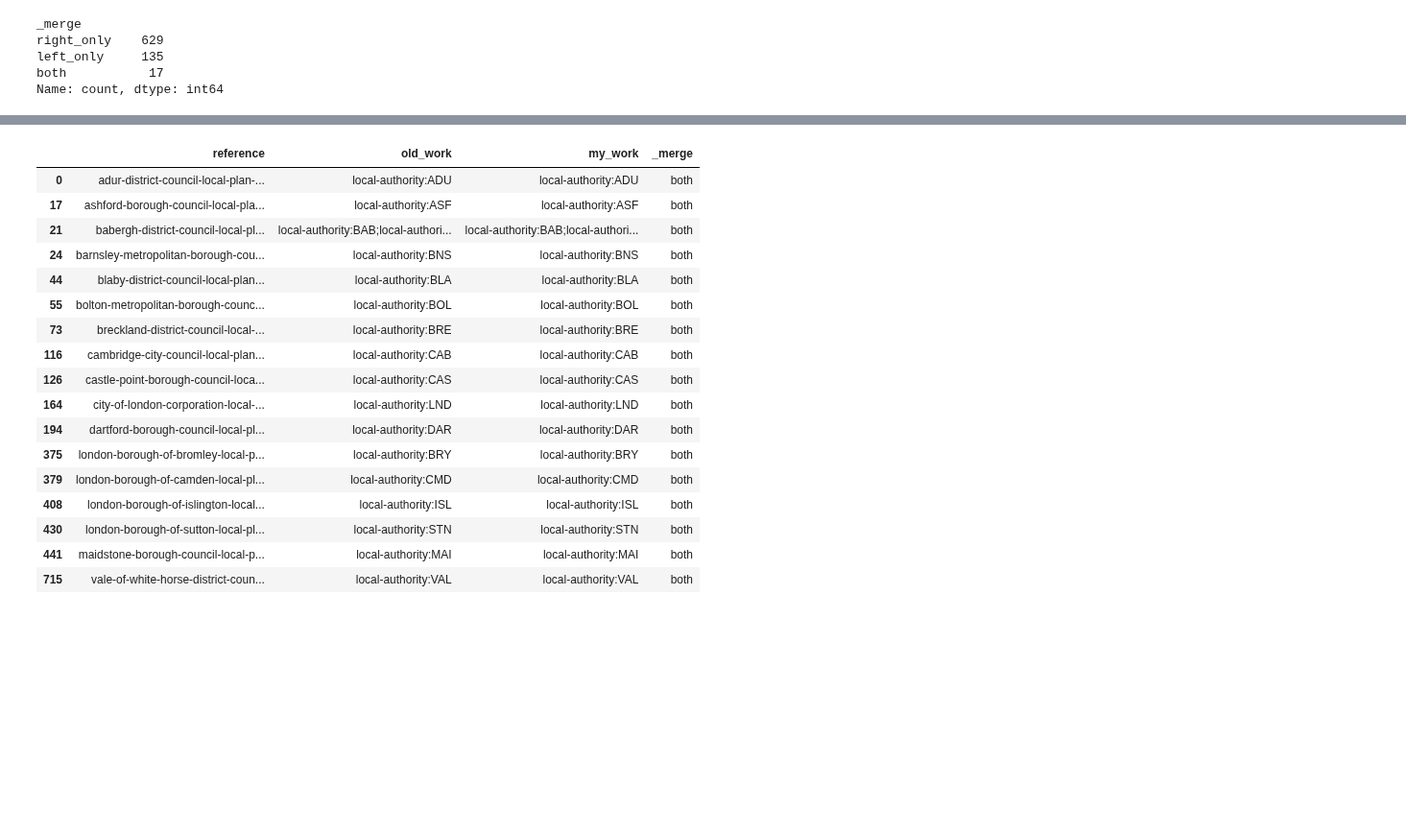
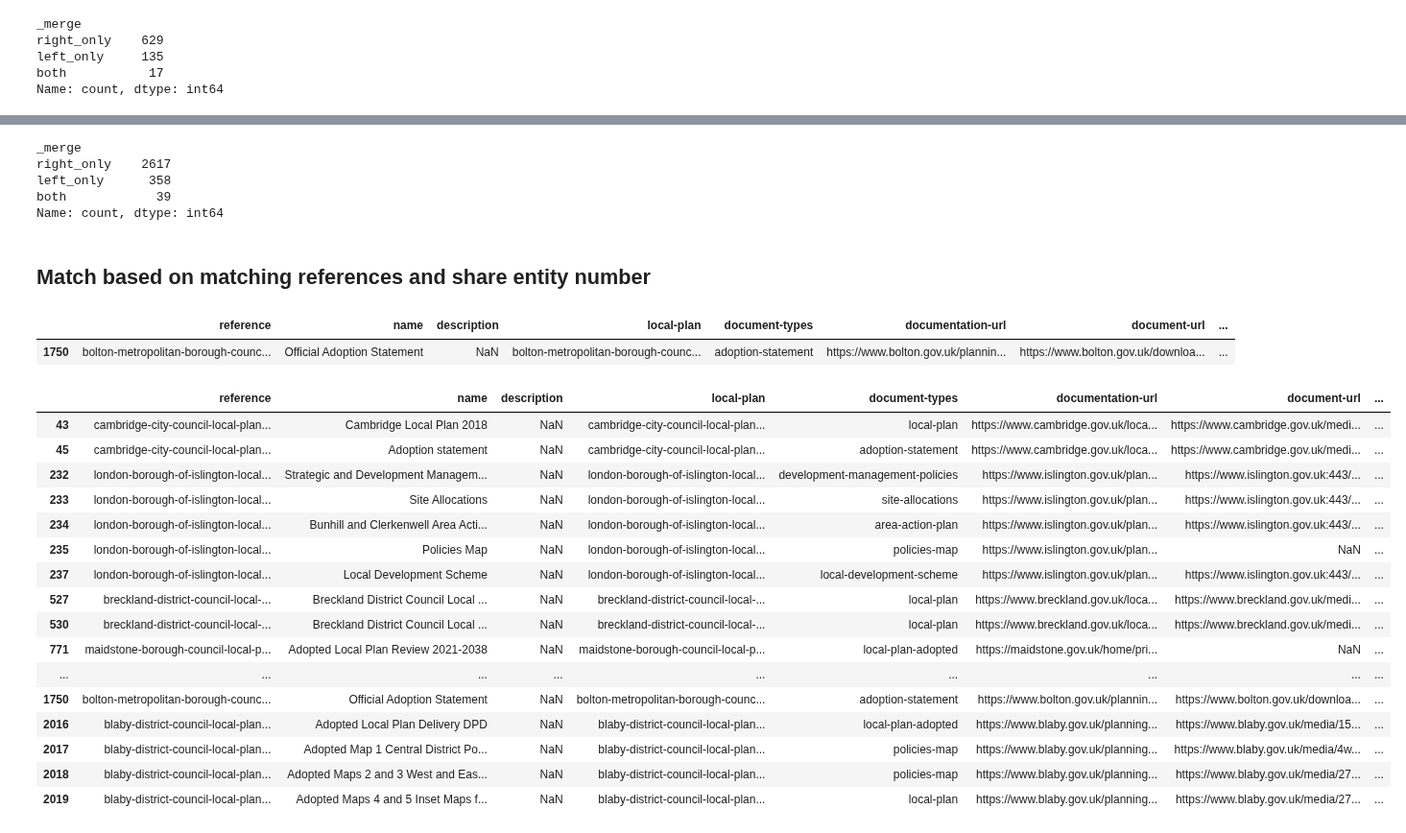
Before and after one commit to digital-land/local-plan-extractor, a Jupyter notebook: bin/testing_matching.ipynb, the cells around one changed output, grey strips where cells are left out. Shown at 96% size. Drawn from its saved outputs; the diff is of its cells as text; code cells hidden in the pictures; blank space fills up the shorter version.

Commit message:
Testing where entity numbers are matching

```diff
--- a/bin/testing_matching.ipynb
+++ b/bin/testing_matching.ipynb
@@ -3,7 +4,10 @@ import pandas as pd
 # %%
 my_df = pd.read_csv('/Users/sianteesdale/Documents/GitHub/local-plan-extractor/dataset/local-plan.csv')
+my_df_doc = pd.read_csv('/Users/sianteesdale/Documents/GitHub/local-plan-extractor/dataset/local-plan-document.csv')
+
 
 old_df = pd.read_csv('/Users/sianteesdale/Documents/GitHub/local-plan-extractor/dataset/existing-platform-datasets-dec25/local-plan.csv')
+old_df_doc = pd.read_csv('/Users/sianteesdale/Documents/GitHub/local-plan-extractor/dataset/existing-platform-datasets-dec25/local-plan-document.csv')
 # %% [markdown]
 ## Individual spreadsheets
 # %%
@@ -57,21 +74,20 @@ Name: count, dtype: int64
+# %%
+merged_doc = pd.merge(old_df_doc[['reference', 'entity', 'organisation']], my_df_doc['reference'], on='reference', how='outer', indicator=True)
+# %%
+merged_doc['_merge'].value_counts()
+# %% [output]
+_merge
+right_only    2617
+left_only      358
+both            39
+Name: count, dtype: int64
+# %% [markdown]
+## Match based on matching references and share entity number
 # %%
-merged.rename(columns={'local-planning-authorities':'my_work', 'organisations':'old_work'}).loc[merged['_merge'] =='both']
+merged_match = merged.rename(columns={'local-planning-authorities':'my_work', 'organisations':'old_work'}).loc[merged['_merge'] =='both'][['reference', 'entity']]
+
+# Drop pre-existing entity column and map across matched entities
+my_df_dropped = my_df.drop(columns=['entity'])
+my_df_dropped['entity']=my_df_dropped['reference'].map(
+    merged_match.set_index('reference')['entity']
+)
-# %% [output]
-|  | reference | old_work | my_work | _merge |
-| 0 | adur-district-council-local-plan-... | local-authority:ADU | local-authority:ADU | both |
-| 17 | ashford-borough-council-local-pla... | local-authority:ASF | local-authority:ASF | both |
-| 21 | babergh-district-council-local-pl... | local-authority:BAB;local-authori... | local-authority:BAB;local-authori... | both |
-| 24 | barnsley-metropolitan-borough-cou... | local-authority:BNS | local-authority:BNS | both |
-| 44 | blaby-district-council-local-plan... | local-authority:BLA | local-authority:BLA | both |
-| 55 | bolton-metropolitan-borough-counc... | local-authority:BOL | local-authority:BOL | both |
-| 73 | breckland-district-council-local-... | local-authority:BRE | local-authority:BRE | both |
-| 116 | cambridge-city-council-local-plan... | local-authority:CAB | local-authority:CAB | both |
-| 126 | castle-point-borough-council-loca... | local-authority:CAS | local-authority:CAS | both |
-| 164 | city-of-london-corporation-local-... | local-authority:LND | local-authority:LND | both |
-| 194 | dartford-borough-council-local-pl... | local-authority:DAR | local-authority:DAR | both |
-| 375 | london-borough-of-bromley-local-p... | local-authority:BRY | local-authority:BRY | both |
-| 379 | london-borough-of-camden-local-pl... | local-authority:CMD | local-authority:CMD | both |
-| 408 | london-borough-of-islington-local... | local-authority:ISL | local-authority:ISL | both |
-| 430 | london-borough-of-sutton-local-pl... | local-authority:STN | local-authority:STN | both |
-| 441 | maidstone-borough-council-local-p... | local-authority:MAI | local-authority:MAI | both |
-| 715 | vale-of-white-horse-district-coun... | local-authority:VAL | local-authority:VAL | both |
@@ -77,0 +100,33 @@ merged.rename(columns={'local-planning-authorities':'my_work', 'organisations':'
+# %%
+merged_match_doc = merged_doc.loc[merged_doc['_merge'] =='both'][['reference', 'entity']]
+
+# Drop pre-existing entity column and map across matched entities
+my_df_dropped_doc = my_df_doc.drop(columns=['entity'])
+my_df_dropped_doc['entity']=my_df_dropped_doc['reference'].map(
+    merged_match_doc.set_index('reference')['entity']
+)
+# %%
+my_df_dropped_doc.loc[my_df_dropped_doc['reference'] == 'bolton-metropolitan-borough-council-local-plan-2011-3']
+# %% [output]
+|  | reference | name | description | local-plan | document-types | documentation-url | document-url | ... |
+| 1750 | bolton-metropolitan-borough-counc... | Official Adoption Statement | NaN | bolton-metropolitan-borough-counc... | adoption-statement | https://www.bolton.gov.uk/plannin... | https://www.bolton.gov.uk/downloa... | ... |
+# %%
+my_df_dropped_doc.loc[~my_df_dropped_doc['entity'].isna()]
+# %% [output]
+|  | reference | name | description | local-plan | document-types | documentation-url | document-url | ... |
+| 43 | cambridge-city-council-local-plan... | Cambridge Local Plan 2018 | NaN | cambridge-city-council-local-plan... | local-plan | https://www.cambridge.gov.uk/loca... | https://www.cambridge.gov.uk/medi... | ... |
+| 45 | cambridge-city-council-local-plan... | Adoption statement | NaN | cambridge-city-council-local-plan... | adoption-statement | https://www.cambridge.gov.uk/loca... | https://www.cambridge.gov.uk/medi... | ... |
+| 232 | london-borough-of-islington-local... | Strategic and Development Managem... | NaN | london-borough-of-islington-local... | development-management-policies | https://www.islington.gov.uk/plan... | https://www.islington.gov.uk:443/... | ... |
+| 233 | london-borough-of-islington-local... | Site Allocations | NaN | london-borough-of-islington-local... | site-allocations | https://www.islington.gov.uk/plan... | https://www.islington.gov.uk:443/... | ... |
+| 234 | london-borough-of-islington-local... | Bunhill and Clerkenwell Area Acti... | NaN | london-borough-of-islington-local... | area-action-plan | https://www.islington.gov.uk/plan... | https://www.islington.gov.uk:443/... | ... |
+| 235 | london-borough-of-islington-local... | Policies Map | NaN | london-borough-of-islington-local... | policies-map | https://www.islington.gov.uk/plan... | NaN | ... |
+| 237 | london-borough-of-islington-local... | Local Development Scheme | NaN | london-borough-of-islington-local... | local-development-scheme | https://www.islington.gov.uk/plan... | https://www.islington.gov.uk:443/... | ... |
+| 527 | breckland-district-council-local-... | Breckland District Council Local ... | NaN | breckland-district-council-local-... | local-plan | https://www.breckland.gov.uk/loca... | https://www.breckland.gov.uk/medi... | ... |
+| 530 | breckland-district-council-local-... | Breckland District Council Local ... | NaN | breckland-district-council-local-... | local-plan | https://www.breckland.gov.uk/loca... | https://www.breckland.gov.uk/medi... | ... |
+| 771 | maidstone-borough-council-local-p... | Adopted Local Plan Review 2021-2038 | NaN | maidstone-borough-council-local-p... | local-plan-adopted | https://maidstone.gov.uk/home/pri... | NaN | ... |
+| ... | ... | ... | ... | ... | ... | ... | ... | ... |
+| 1750 | bolton-metropolitan-borough-counc... | Official Adoption Statement | NaN | bolton-metropolitan-borough-counc... | adoption-statement | https://www.bolton.gov.uk/plannin... | https://www.bolton.gov.uk/downloa... | ... |
+| 2016 | blaby-district-council-local-plan... | Adopted Local Plan Delivery DPD | NaN | blaby-district-council-local-plan... | local-plan-adopted | https://www.blaby.gov.uk/planning... | https://www.blaby.gov.uk/media/15... | ... |
+| 2017 | blaby-district-council-local-plan... | Adopted Map 1 Central District Po... | NaN | blaby-district-council-local-plan... | policies-map | https://www.blaby.gov.uk/planning... | https://www.blaby.gov.uk/media/4w... | ... |
+| 2018 | blaby-district-council-local-plan... | Adopted Maps 2 and 3 West and Eas... | NaN | blaby-district-council-local-plan... | policies-map | https://www.blaby.gov.uk/planning... | https://www.blaby.gov.uk/media/27... | ... |
+| 2019 | blaby-district-council-local-plan... | Adopted Maps 4 and 5 Inset Maps f... | NaN | blaby-district-council-local-plan... | local-plan | https://www.blaby.gov.uk/planning... | https://www.blaby.gov.uk/media/27... | ... |
```
Also changed, not shown: parts of 10 cells of this notebook, 3 other files.
